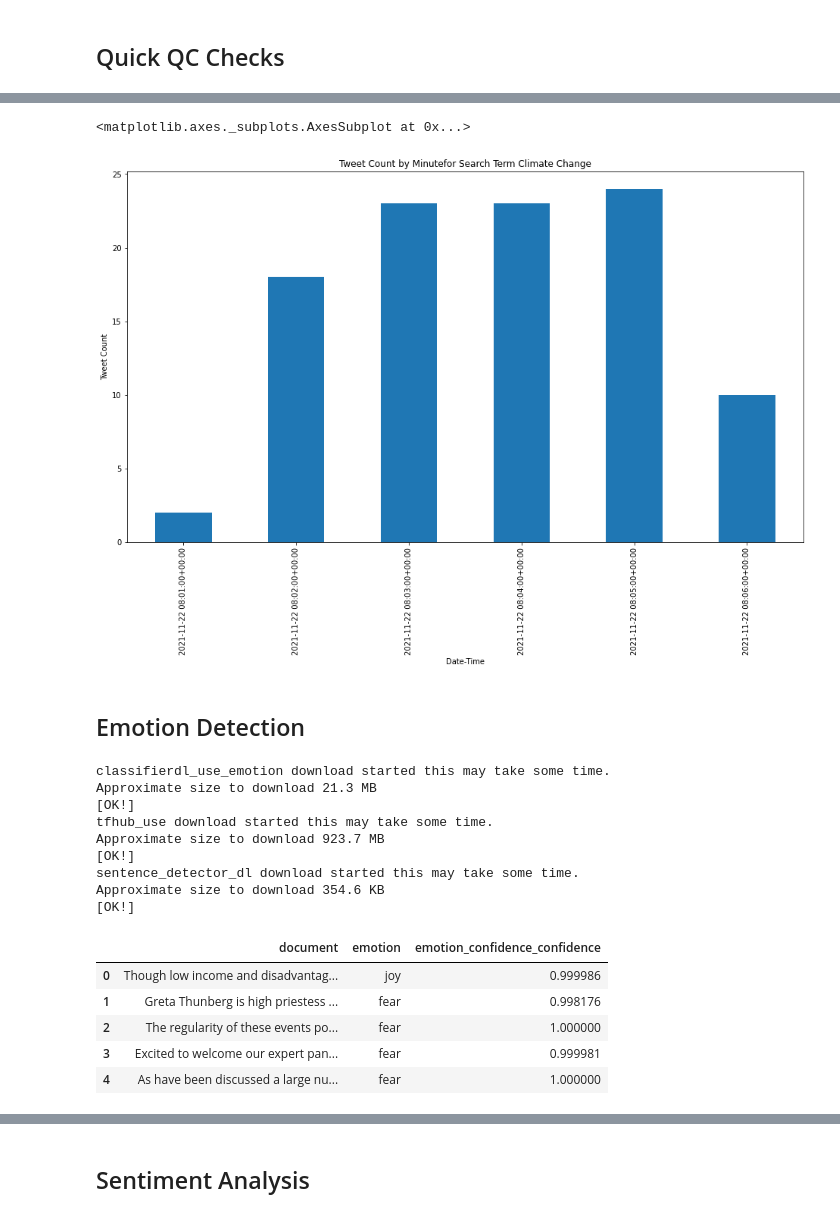
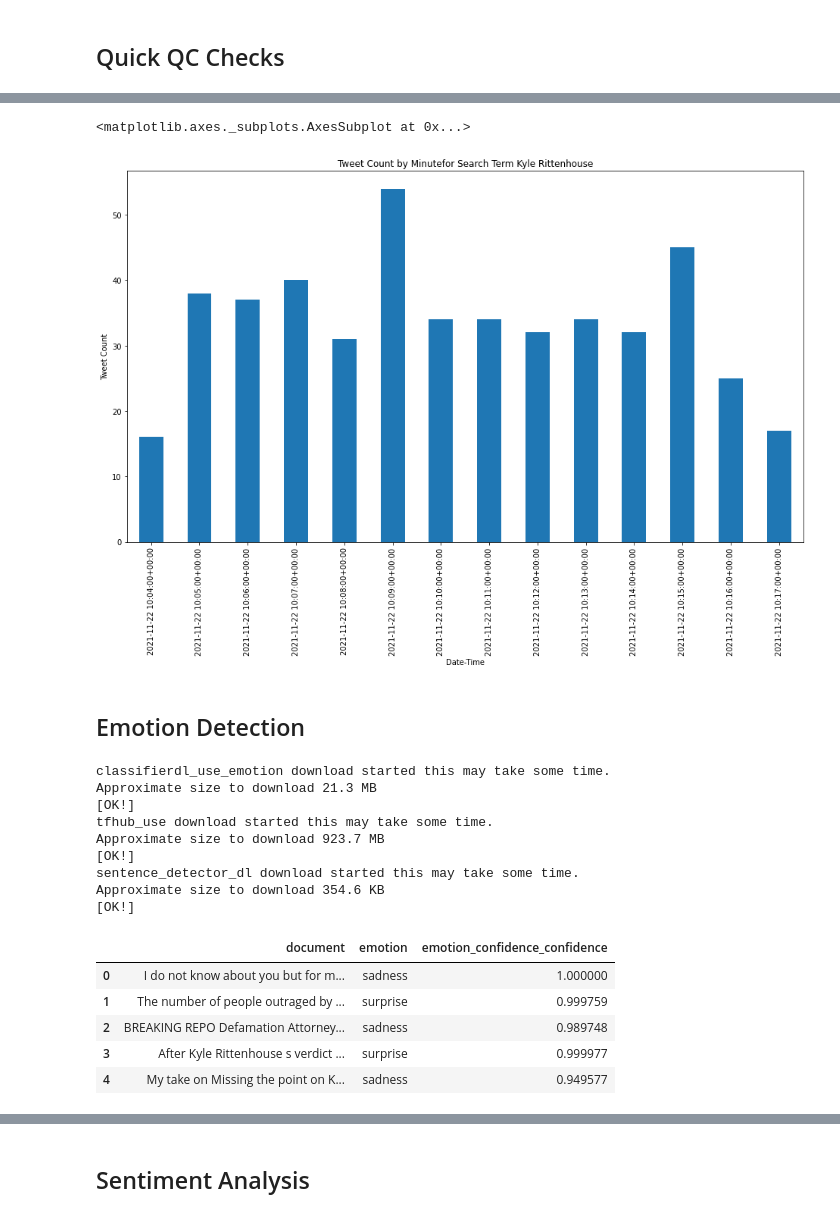
Before and after one commit to DUbennett/analysis, a Jupyter notebook: Tweet_Analysis.ipynb, the cells around one changed output, grey strips where cells are left out. Drawn from its saved outputs; the diff is of its cells as text; code cells hidden in the pictures.

Commit message:
Start of intro, search term 'kyle rittenhouse'

```diff
--- a/Tweet_Analysis.ipynb
+++ b/Tweet_Analysis.ipynb
@@ -5,6 +23,6 @@
 # %%
 # Variables for use in notebook
-max_tweets_to_get = 1000
+max_tweets_to_get = 2000
 search_term = 'kyle rittenhouse'
 # %%
 import os
@@ -355,17 +437,17 @@ latest datetime: 2021-11-22 08:06:31+00:00
 # %%
 t = time_scale(tweets_df)
-tweets_df.groupby([pd.Grouper(key = 'created_at', freq=t[0], axis = 0)]).id_str.count().plot.bar(title =('Tweet Count by ' + t[1]) + 'for Search Term ' + (search_term).title(), xlabel = 'Date-Time', ylabel = "Tweet Count")
+tweets_df.groupby([pd.Grouper(key = 'created_at', freq=t[0], axis = 0)]).id_str.count().plot.bar(title =('Tweet Count by ' + t[1]) + 'for Search Term: ' + (search_term).title(), xlabel = 'Date-Time', ylabel = "Tweet Count")
 
 # A, Y =  year end frequency
 # M = month end frequency
 # W = weekly frequency
 # # D = calendar day frequency
 # H = hourly frequency
 # T, min = minutely frequency
 # S = secondly frequency
 # %% [output]
 <matplotlib.axes._subplots.AxesSubplot at 0x...>
-[figure, old version]
+[figure, new version]
 # %% [markdown]
 ## Emotion Detection
 # %%
@@ -383,11 +465,11 @@ sentence_detector_dl download started this may take some time.
 Approximate size to download 354.6 KB
 [OK!]
 |  | document | emotion | emotion_confidence_confidence |
-| 0 | Though low income and disadvantag... | joy | 0.999986 |
-| 1 | Greta Thunberg is high priestess ... | fear | 0.998176 |
-| 2 | The regularity of these events po... | fear | 1.000000 |
-| 3 | Excited to welcome our expert pan... | fear | 0.999981 |
-| 4 | As have been discussed a large nu... | fear | 1.000000 |
+| 0 | I do not know about you but for m... | sadness | 1.000000 |
+| 1 | The number of people outraged by ... | surprise | 0.999759 |
+| 2 | BREAKING REPO Defamation Attorney... | sadness | 0.989748 |
+| 3 | After Kyle Rittenhouse s verdict ... | surprise | 0.999977 |
+| 4 | My take on Missing the point on K... | sadness | 0.949577 |
 # %%
 emo_text.emotion.value_counts().plot.bar(title =('Tweet Count by Predicted Emotion for Search Term: ' + search_term).title(), xlabel = 'Predicted Emotion', ylabel = "Tweet Count")
 # %% [output]
```
Also changed, not shown: parts of 48 cells of this notebook.
